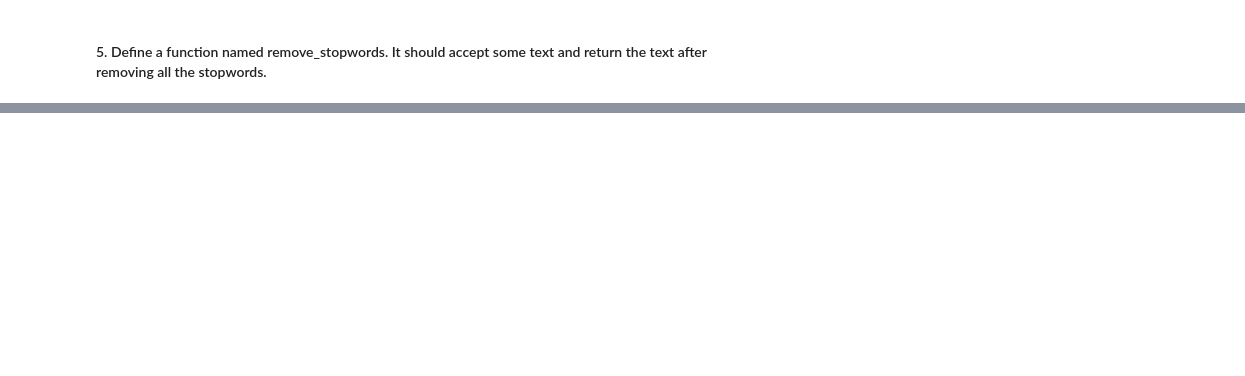
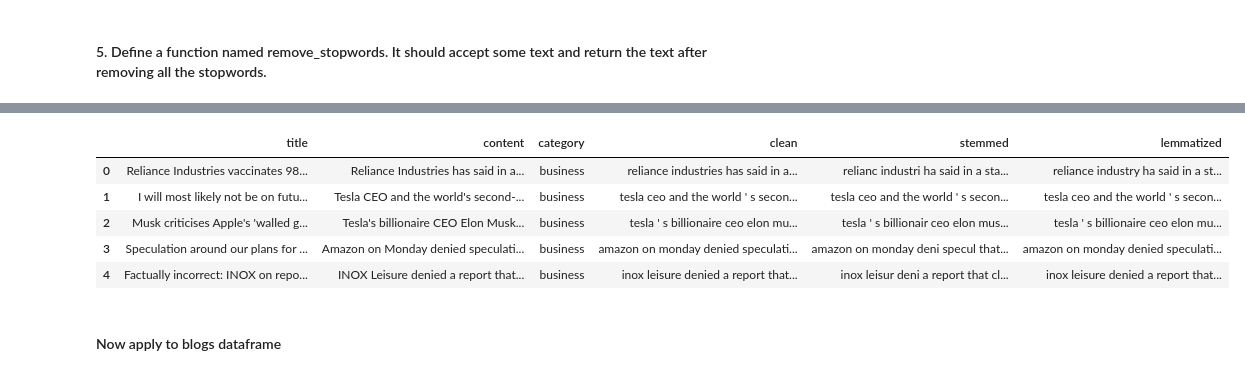
Before and after one commit to DesireeMcElroy/natural-language-processing-exercises, a Jupyter notebook: prepare_exercises.ipynb, the cells around one changed output, grey strips where cells are left out. Cells and saved outputs as stored; diff of their text form; code cells hidden in the pictures; blank space fills up the shorter version.

```diff
--- a/prepare_exercises.ipynb
+++ b/prepare_exercises.ipynb
@@ -94,4 +96,2 @@ stem(original)[:5]
 # %% [markdown]
 #### 4. Define a function named lemmatize. It should accept some text and return the text after applying lemmatization to each word.
-# %%
-def lemmatize
@@ -99,0 +137,4 @@ def lemmatize
+# %%
+categories = ["business", "sports", "technology", "entertainment", "science", "world"]
+
+news = acquire.get_all_news_articles(categories)
@@ -99,0 +204,39 @@ def lemmatize
+# %%
+# first for the news df
+
+# create a variable for the cleaned version
+clean=[]
+for i in news.content:
+
+    normalize = basic_clean(i)
+
+    clean.append(tokenize(normalize))
+
+# create column for cleaned content
+news['clean'] = clean
+
+stemmed=[]
+for i in news.clean:
+
+    stemmed.append(stem(i))
+
+
+lemmatized=[]
+for i in news.clean:
+
+    lemmatized.append(lemmatize(i))
+# %%
+# create columns for stemmed and lemmatized content
+news['stemmed'] = stemmed
+news['lemmatized'] = lemmatized
+# %%
+news.head()
+# %% [output]
+|  | title | content | category | clean | stemmed | lemmatized |
+| 0 | Reliance Industries vaccinates 98... | Reliance Industries has said in a... | business | reliance industries has said in a... | relianc industri ha said in a sta... | reliance industry ha said in a st... |
+| 1 | I will most likely not be on futu... | Tesla CEO and the world's second-... | business | tesla ceo and the world ' s secon... | tesla ceo and the world ' s secon... | tesla ceo and the world ' s secon... |
+| 2 | Musk criticises Apple's 'walled g... | Tesla's billionaire CEO Elon Musk... | business | tesla ' s billionaire ceo elon mu... | tesla ' s billionair ceo elon mus... | tesla ' s billionaire ceo elon mu... |
+| 3 | Speculation around our plans for ... | Amazon on Monday denied speculati... | business | amazon on monday denied speculati... | amazon on monday deni specul that... | amazon on monday denied speculati... |
+| 4 | Factually incorrect: INOX on repo... | INOX Leisure denied a report that... | business | inox leisure denied a report that... | inox leisur deni a report that cl... | inox leisure denied a report that... |
+# %% [markdown]
+#### Now apply to blogs dataframe
```
Also changed, not shown: parts of 21 cells of this notebook.
